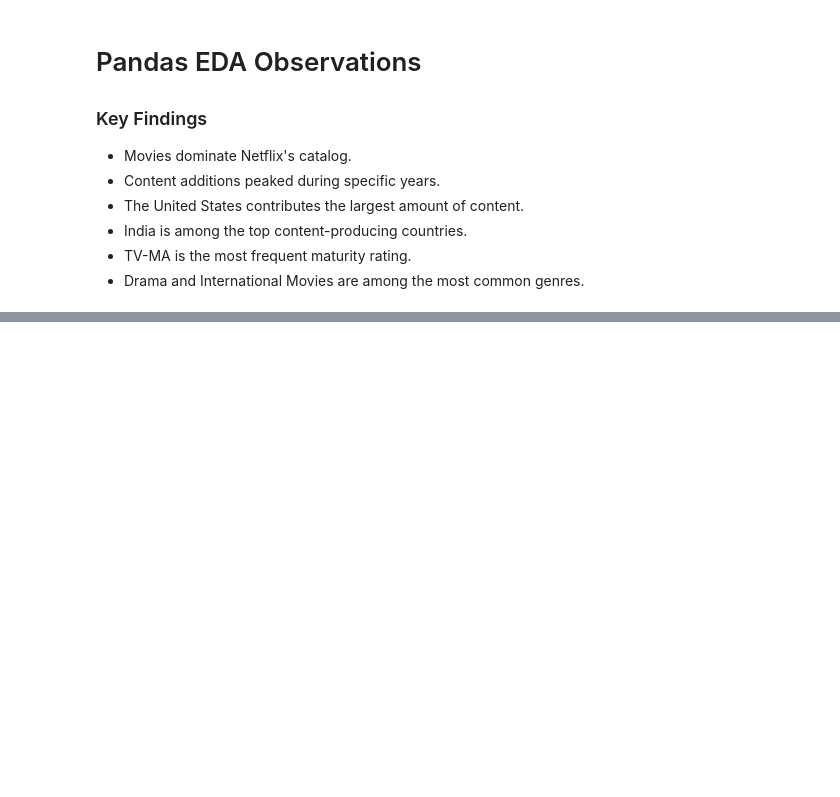
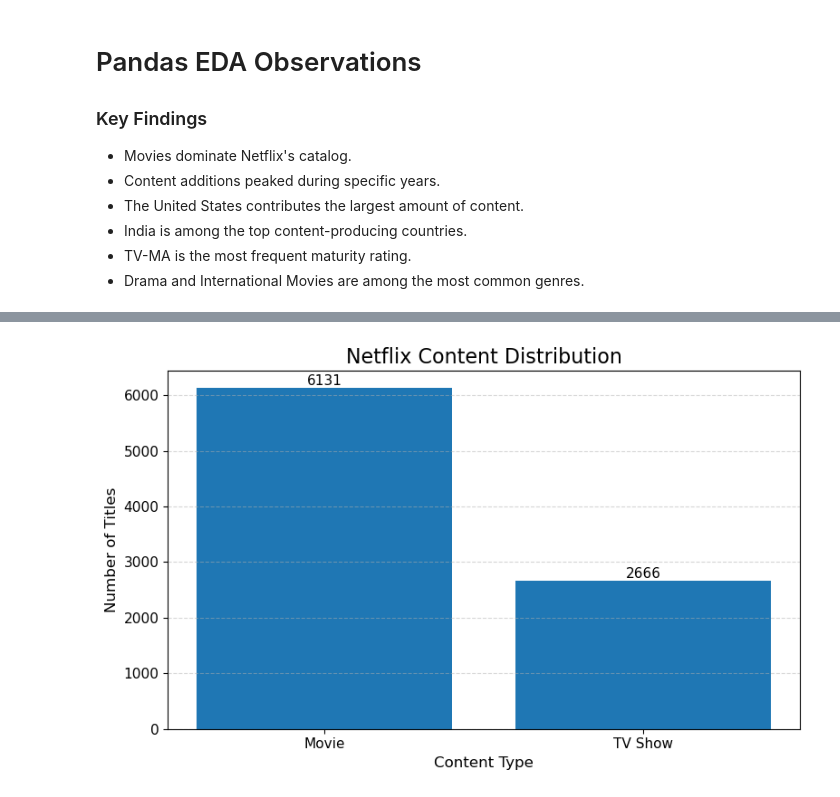
Before and after one commit to Altamash8055/Netflix-EDA-NumPy-Pandas, a Jupyter notebook: notebooks/Netflix_EDA_NumPy_Pandas.ipynb, the cells around one changed output, grey strips where cells are left out. Cells and saved outputs as stored; diff of their text form; code cells hidden in the pictures; blank space fills up the shorter version.

Commit message:
Add professional Matplotlib visualizations for Netflix EDA

```diff
--- a/notebooks/Netflix_EDA_NumPy_Pandas.ipynb
+++ b/notebooks/Netflix_EDA_NumPy_Pandas.ipynb
@@ -1395,3 +1395,18 @@ year_analysis.to_csv(
 - India is among the top content-producing countries.
 - TV-MA is the most frequent maturity rating.
 - Drama and International Movies are among the most common genres.
+# %%
+import matplotlib.pyplot as plt
+import os
+
+# Create images folder if it doesn't exist
+os.makedirs("images", exist_ok=True)
+
+# Better looking plots
+plt.rcParams["figure.figsize"] = (10,6)
+plt.rcParams["font.size"] = 11
+plt.rcParams["axes.titlesize"] = 16
+plt.rcParams["axes.labelsize"] = 12
+
+#plt.rcParams applies consistent styling to every chart.
+#os.makedirs() automatically creates the images folder, so savefig() never fails.
@@ -1397,0 +1417,31 @@ year_analysis.to_csv(
+# %%
+content_count = df["content_type"].value_counts()
+
+plt.figure(figsize=(8,5))
+
+bars = plt.bar(
+    content_count.index,
+    content_count.values
+)
+
+plt.title("Netflix Content Distribution")
+plt.xlabel("Content Type")
+plt.ylabel("Number of Titles")
+plt.grid(axis="y", linestyle="--", alpha=0.5)
+
+# Value labels
+for bar in bars:
+    plt.text(
+        bar.get_x() + bar.get_width()/2,
+        bar.get_height() + 50,
+        int(bar.get_height()),
+        ha="center",
+        fontsize=11
+    )
+
+plt.tight_layout()
+plt.savefig("images/movie_vs_tvshow_count.png", dpi=300)
+
+plt.show()
+# %% [output]
+[figure, added]
```
Also changed, not shown: parts of 11 cells of this notebook, 4 other files.
